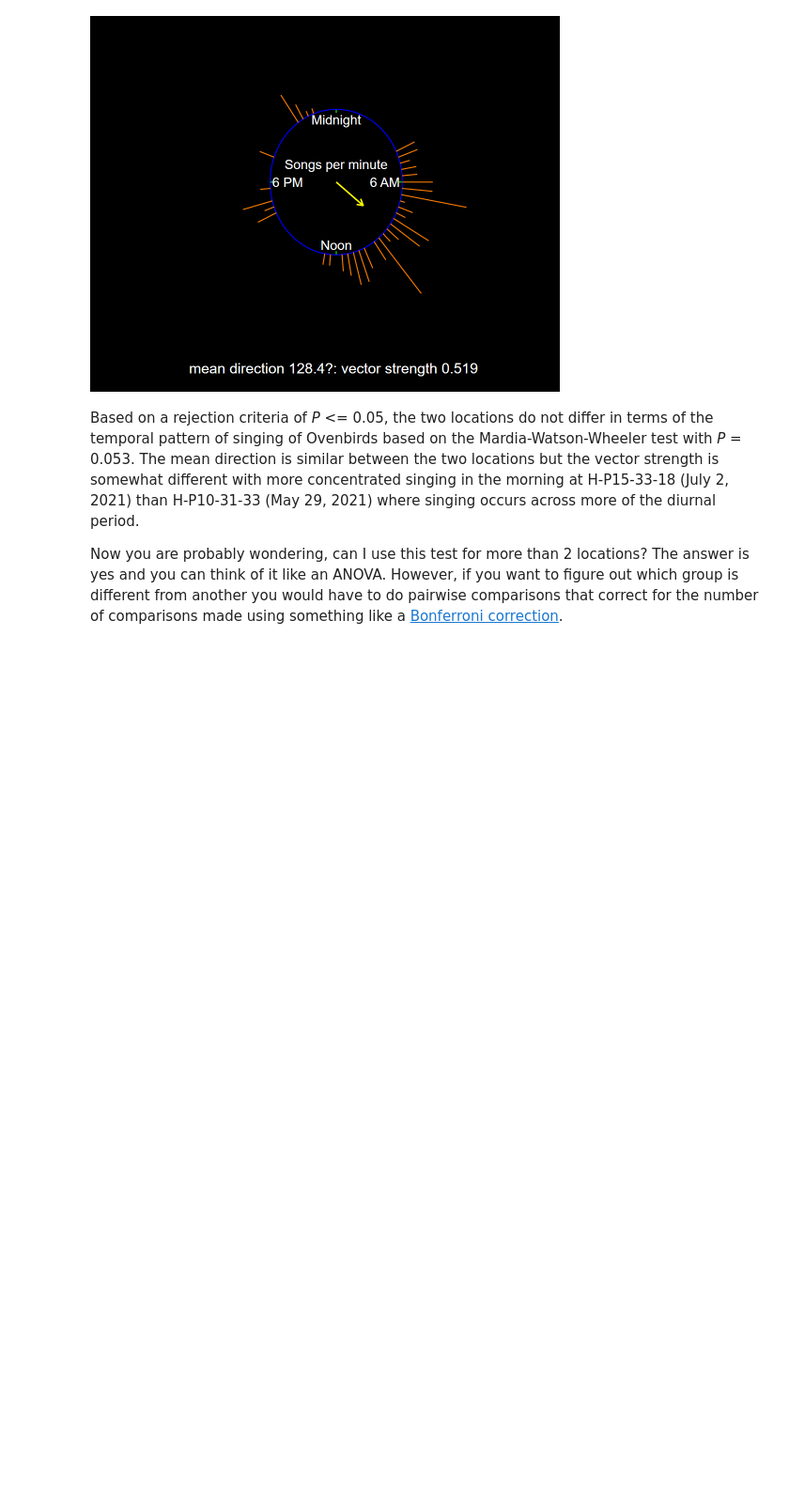
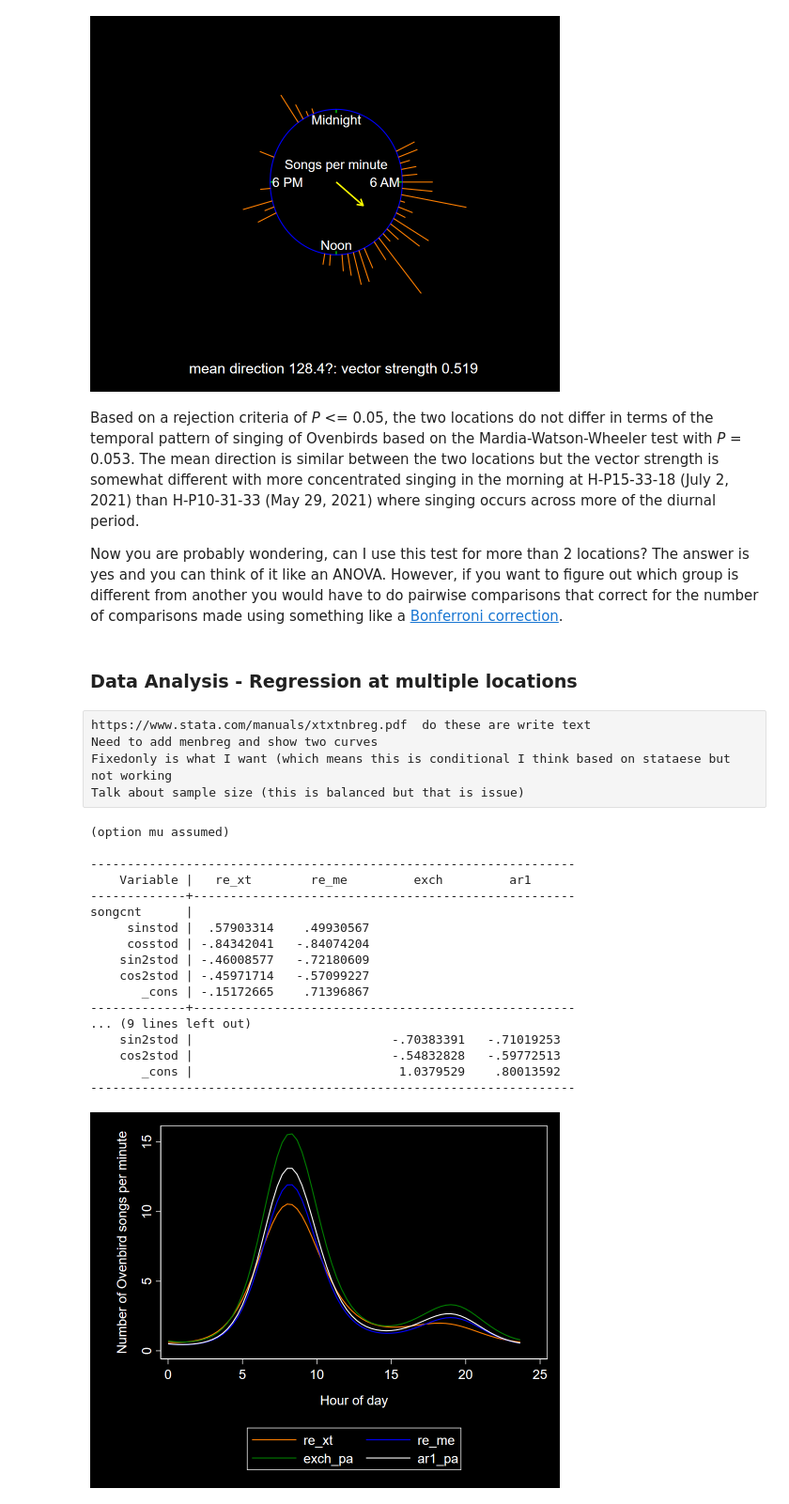
Before and after one commit to erinbayne/HowTo, a Jupyter notebook: TimeOfDay/TimeOfDay.ipynb, the cells around one changed output. Shown at 94% size. Drawn from its saved outputs; the diff is of its cells as text; code cells hidden in the pictures; blank space fills up the shorter version.

```diff
--- a/TimeOfDay/TimeOfDay.ipynb
+++ b/TimeOfDay/TimeOfDay.ipynb
@@ -406,5 +471,58 @@ circrplot degrees if location=="H-P15-33-18" & species_code=="OVEN", clabel (0 "
 Based on a rejection criteria of *P* <= 0.05, the two locations do not differ in terms of the temporal pattern of singing of Ovenbirds based on the Mardia-Watson-Wheeler test with *P* = 0.053. The mean direction is  similar between the two locations but the vector strength is somewhat different with more concentrated singing in the morning at H-P15-33-18 (July 2, 2021) than H-P10-31-33 (May 29, 2021) where singing occurs across more of the diurnal period.
 
 Now you are probably wondering, can I use this test for more than 2 locations?  The answer is yes and you can think of it like an ANOVA.  However, if you want to figure out which group is different from another you would have to do pairwise comparisons that correct for the number of comparisons made using something like a [Bonferroni correction](https://en.wikipedia.org/wiki/Bonferroni_correction).
+# %% [markdown]
+### Data Analysis - Regression at multiple locations
+# %% [raw]
+https://www.stata.com/manuals/xtxtnbreg.pdf  do these are write text
+Need to add menbreg and show two curves
+Fixedonly is what I want (which means this is conditional I think based on stataese but not working
+Talk about sample size (this is balanced but that is issue)
+# %%
+%%stata
+frame change byminTIMEOFDAY
+quietly xtnbreg  songcnt c.sinstod c.cosstod c.sin2stod c.cos2stod if location=="H-P10-31-33" | location=="H-P15-33-18", re nolog
+est store re_xt
+predict refit, nu0
+
+quietly menbreg  songcnt c.sinstod c.cosstod c.sin2stod c.cos2stod if location=="H-P10-31-33" | location=="H-P15-33-18" ||locid:
+est store re_me
+predict refitme, conditional(fixedonly)
+
+quietly xtnbreg  songcnt c.sinstod c.cosstod c.sin2stod c.cos2stod if location=="H-P10-31-33" | location=="H-P15-33-18", pa corr(exch) nolog
+est store exch
+predict exchPAfit, mu
+
+quietly xtnbreg  songcnt c.sinstod c.cosstod c.sin2stod c.cos2stod if location=="H-P10-31-33" | location=="H-P15-33-18", pa corr(AR1) nolog
+est store ar1
+predict ar1fit, mu
+
+estimates table re_xt re_me exch ar1
+
+label variable refit "re_xt"
+label variable refitme "re_me"
+label variable exchPAfit "exch_pa"
+label variable ar1fit "ar1_pa"
+
+twoway (line refit propday, sort lcolor(orange) lpattern(solid)) (line refitme propday, sort lcolor(blue) lpattern(solid)) (line exchPAfit propday, sort lcolor(green) lpattern(solid)) (line ar1fit propday, sort lcolor(white) lpattern(solid)), xtitle(Hour of day, margin(medium)) ytitle(Number of Ovenbird songs per minute, margin(medium))
+# %% [output]
+(option mu assumed)
+
+------------------------------------------------------------------
+    Variable |   re_xt        re_me         exch         ar1
+-------------+----------------------------------------------------
+songcnt      |
+     sinstod |  .57903314    .49930567
+     cosstod | -.84342041   -.84074204
+    sin2stod | -.46008577   -.72180609
+    cos2stod | -.45971714   -.57099227
+       _cons | -.15172665    .71396867
+-------------+----------------------------------------------------
+... (9 lines left out)
+    sin2stod |                           -.70383391   -.71019253
+    cos2stod |                           -.54832828   -.59772513
+       _cons |                            1.0379529    .80013592
+------------------------------------------------------------------
+[figure, added]
 # %% [markdown]
 ### FUTURE CONCEPTS
```
Also changed, not shown: parts of 15 cells of this notebook, 1 other file.
